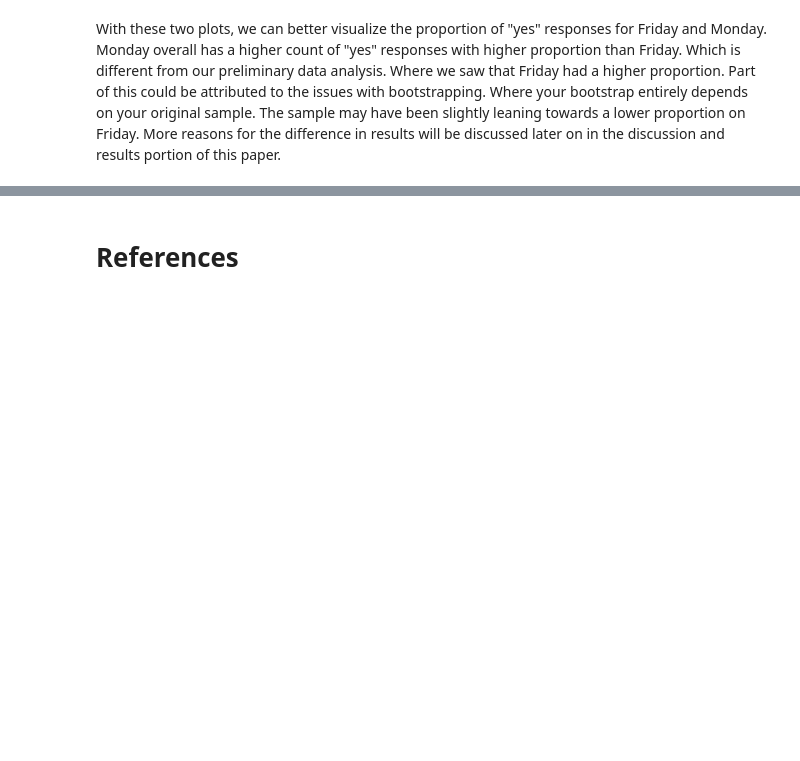
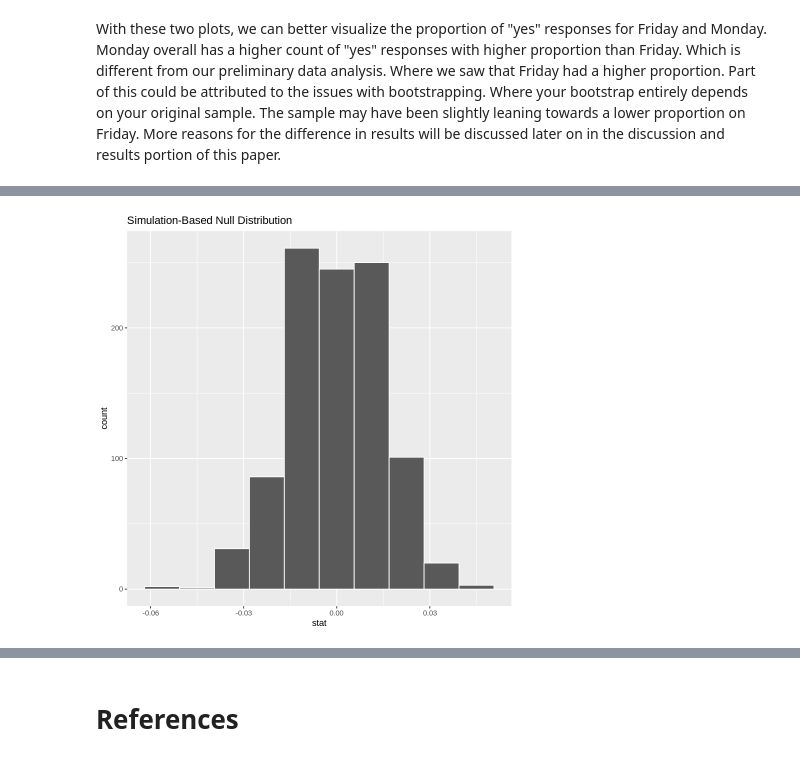
Before and after one commit to celike1/STAT201-Project, a Jupyter notebook: eda.ipynb, the cells around one changed output, grey strips where cells are left out. Drawn from its saved outputs; the diff is of its cells as text; code cells hidden in the pictures; blank space fills up the shorter version.

Commit message:
hyp test
added hyp test with infer package and theory based.

```diff
--- a/eda.ipynb
+++ b/eda.ipynb
@@ -367,0 +356,9 @@ With these two plots, we can better visualize the proportion of "yes" responses
+# %%
+#infer package workflow
+null_distribution <- bank_data %>%
+  specify(formula = term_sub ~ day_of_week, success = "yes") %>%
+  hypothesize(null = "independence") %>%
+  generate(reps = 1000, type = "permute") %>%
+  calculate (stat = "diff in props", order = c("fri", "mon"))
+
+null_distribution
@@ -367,0 +392,4 @@ With these two plots, we can better visualize the proportion of "yes" responses
+# %%
+visualize(null_distribution, bins =10)
+# %% [output]
+[figure, added]
```
Also changed, not shown: parts of 13 cells of this notebook.
